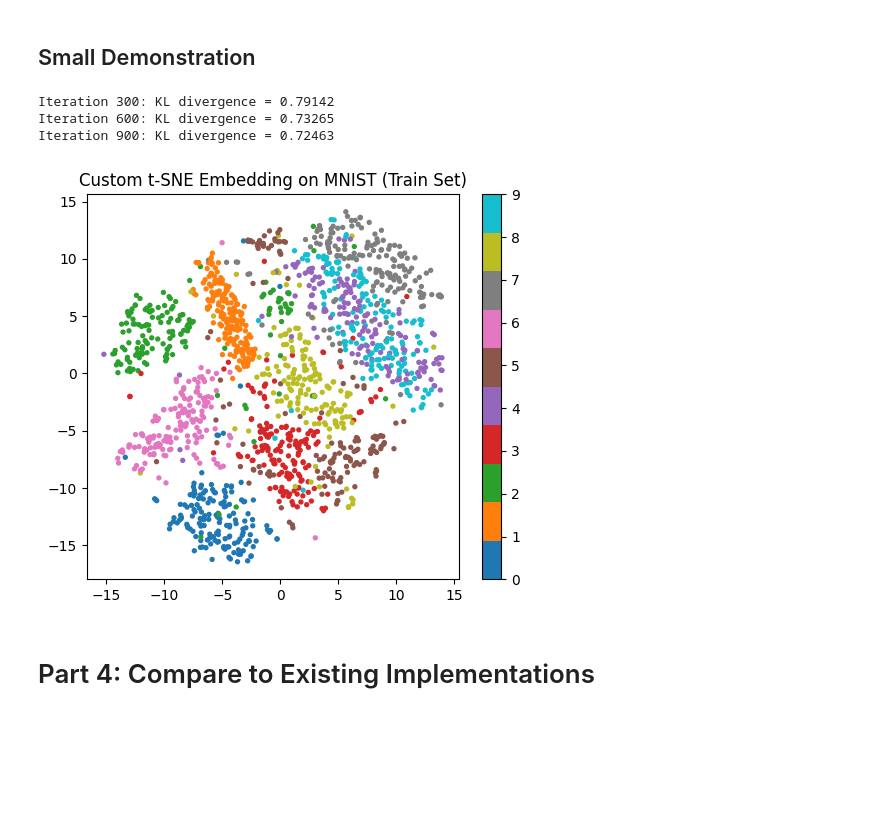
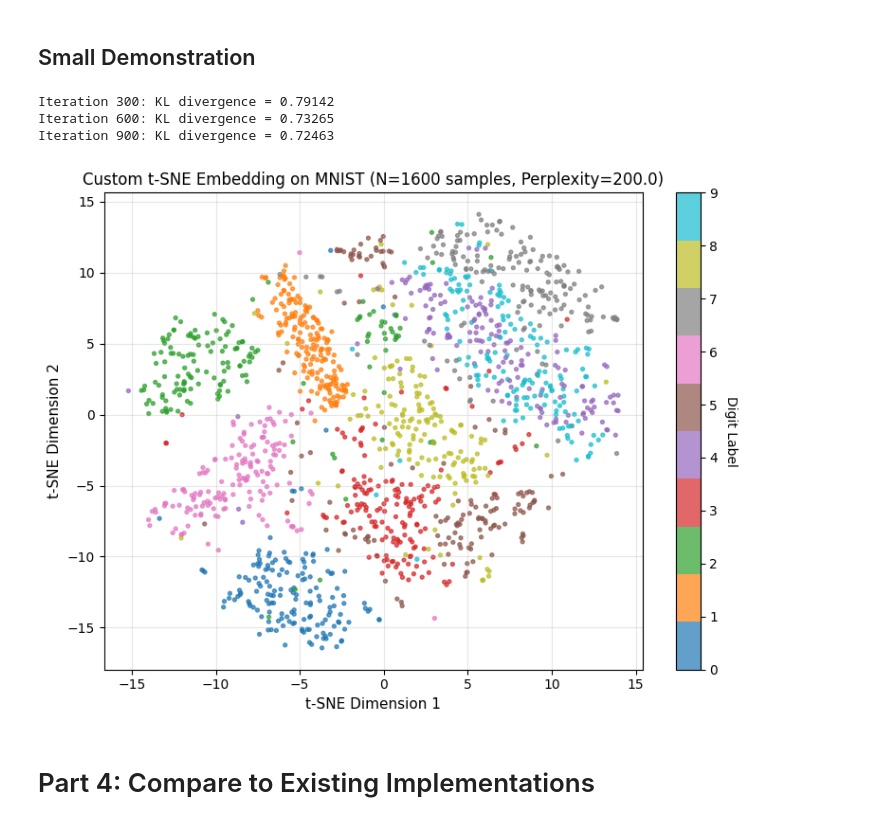
Before and after one commit to saraspagno/t-SNE, a Jupyter notebook: solution.ipynb, the cells around one changed output. Saved outputs shown, nothing was run; the diff lists cells and outputs as text; code cells hidden in the pictures; blank space fills up the shorter version.

```diff
--- a/solution.ipynb
+++ b/solution.ipynb
@@ -909,17 +949,22 @@ Training data: (1600, 50), Labels: (1600,)
 # %%
 custom_tsne = CustomTSNE(perplexity=N/10)
 custom_Y = custom_tsne.fit_transform(X_train)
 
 # Visualize the resulting 2D embeddings
-plt.figure(figsize=(6,5))
-plt.scatter(custom_Y[:, 0], custom_Y[:, 1], s=8, c=label_train.astype(int), cmap='tab10')
-plt.colorbar()
-plt.title("Custom t-SNE Embedding on MNIST (Train Set)")
+plt.figure(figsize=(8,6))
+scatter = plt.scatter(custom_Y[:, 0], custom_Y[:, 1], s=8, c=label_train.astype(int), cmap='tab10', alpha=0.7)
+cbar = plt.colorbar(scatter, ticks=range(10))
+cbar.set_label('Digit Label', rotation=270, labelpad=15)
+plt.xlabel('t-SNE Dimension 1', fontsize=11)
+plt.ylabel('t-SNE Dimension 2', fontsize=11)
+plt.title(f"Custom t-SNE Embedding on MNIST (N={len(label_train)} samples, Perplexity={custom_tsne.perplexity:.1f})", fontsize=12)
+plt.grid(True, alpha=0.3)
+plt.tight_layout()
 plt.show()
 # %% [output]
 Iteration 300: KL divergence = 0.79142
 Iteration 600: KL divergence = 0.73265
 Iteration 900: KL divergence = 0.72463
-[figure, old version]
+[figure, new version]
 # %% [markdown]
 # Part 4: Compare to Existing Implementations
```
Also changed, not shown: parts of 8 cells of this notebook.
